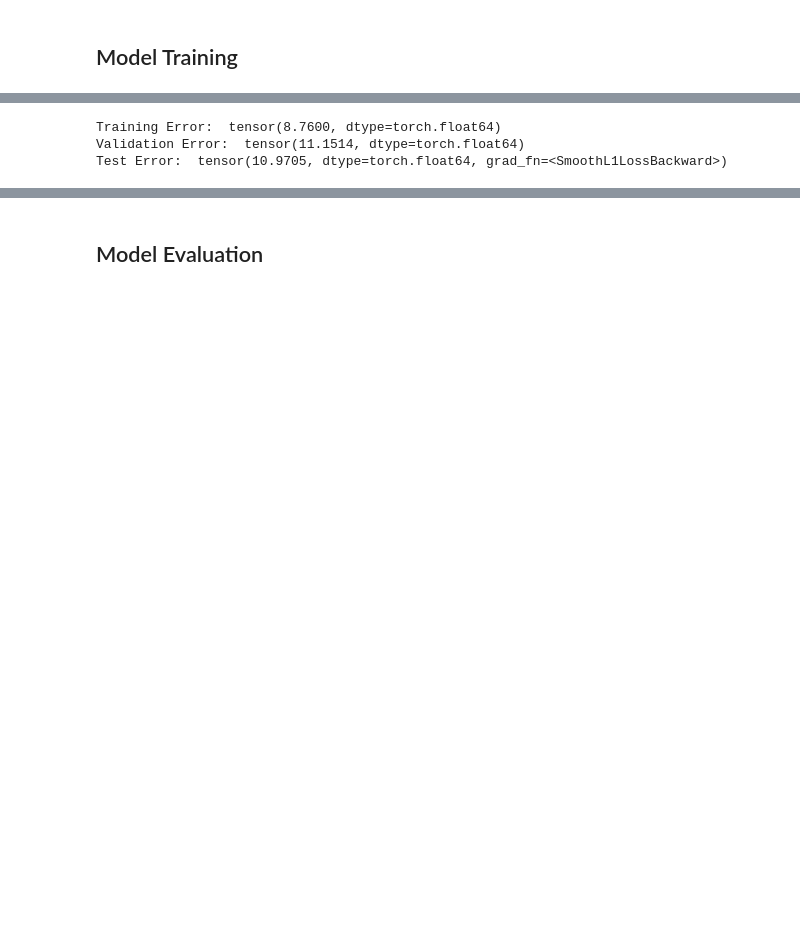
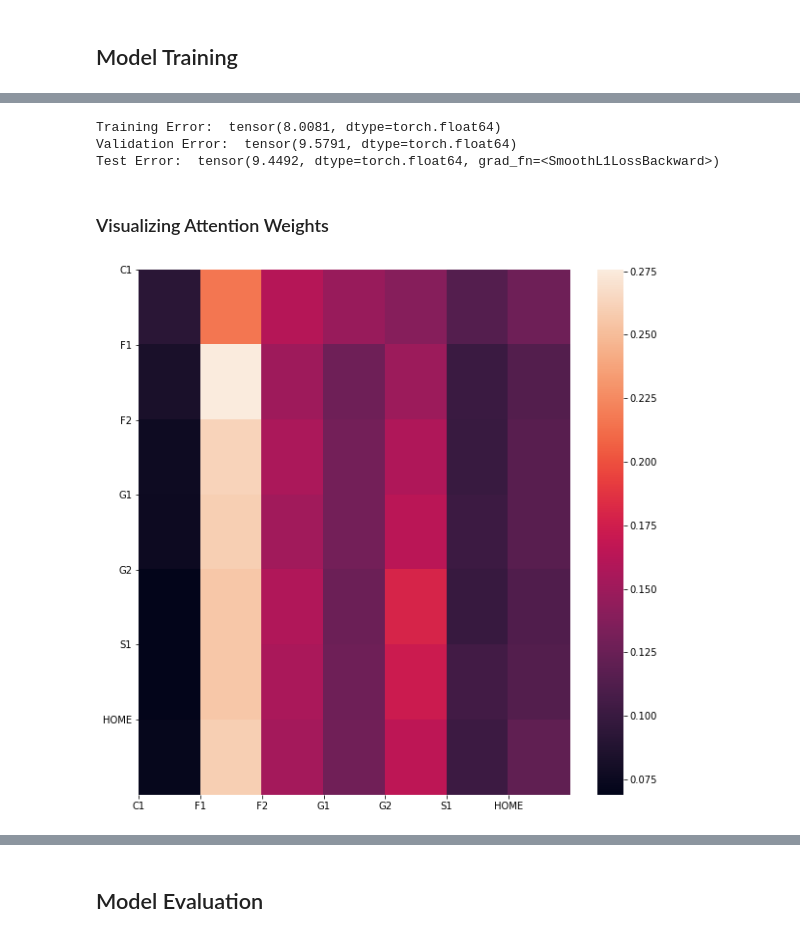
Before and after one commit to matteosantama/bookmaker, a Jupyter notebook: report_attention.ipynb, the cells around one changed output, grey strips where cells are left out. Cells and saved outputs as stored; diff of their text form; code cells hidden in the pictures; blank space fills up the shorter version.

Commit message:
fixed player representations in vectorized data, added attention visualizations

```diff
--- a/report_attention.ipynb
+++ b/report_attention.ipynb
@@ -58,6 +67,4 @@ tensor(137.1656, dtype=torch.float64)
 # %%
-_, x_train, y_train = attn_dl.load_vectorized_data('train')
-_, x_validate, y_validate = attn_dl.load_vectorized_data('dev')
 # Training error
 train_diff = loss_func(model1(x_train), y_train).detach()
 print("Training Error: ", train_diff)
@@ -72,6 +79,25 @@ i_test, x_test, y_test = attn_dl.load_vectorized_data('test')
 y_predicted = model1(x_test)
 print("Test Error: ", loss_func(y_predicted, y_test))
 # %% [output]
-Training Error:  tensor(8.7600, dtype=torch.float64)
-Validation Error:  tensor(11.1514, dtype=torch.float64)
-Test Error:  tensor(10.9705, dtype=torch.float64, grad_fn=<SmoothL1LossBackward>)
+Training Error:  tensor(8.0081, dtype=torch.float64)
+Validation Error:  tensor(9.5791, dtype=torch.float64)
+Test Error:  tensor(9.4492, dtype=torch.float64, grad_fn=<SmoothL1LossBackward>)
+# %% [markdown]
+### Visualizing Attention Weights
+# %%
+attn_weights_8 = np.array([x.detach().numpy() for x in attn_model.get_weights()])
+# %%
+featnames = ['C1', 'F1', 'F2', 'G1', 'G2', 'S1', 'HOME']
+# %%
+# mean over multiple heads
+avg = np.mean(np.mean(np.stack(attn_weights_8[-64:-32]), axis = 0), axis = 0)
+# %%
+fig, ax = plt.subplots(figsize = (10,10))
+sns.heatmap(avg)
+ax.set_xticks(range(7))
+ax.set_xticklabels(featnames)
+ax.set_yticks(range(7))
+ax.set_yticklabels(featnames, rotation = 0)
+plt.show()
+# %% [output]
+[figure, added]
```
Also changed, not shown: parts of 25 cells of this notebook, 2 other files.
